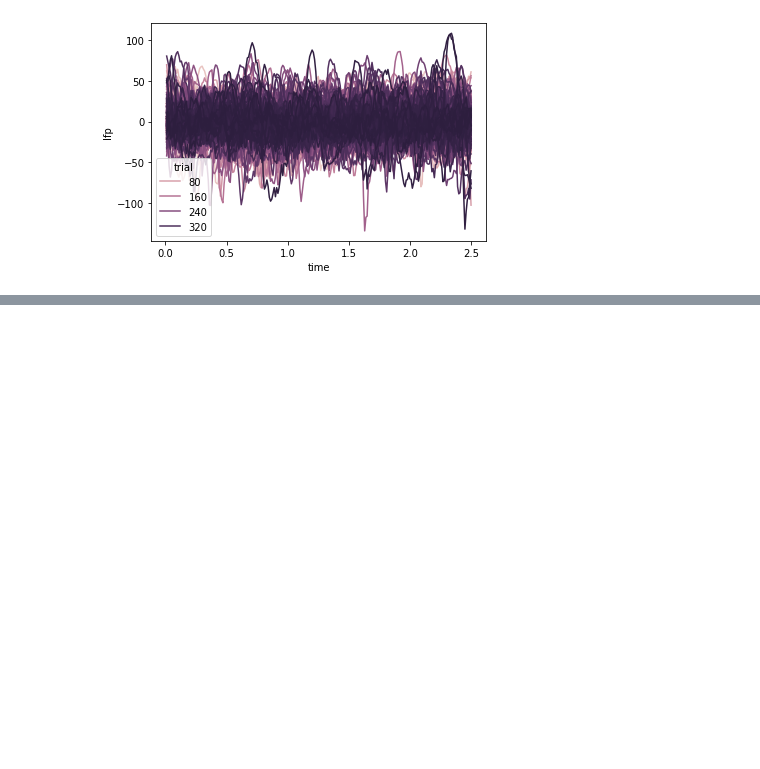
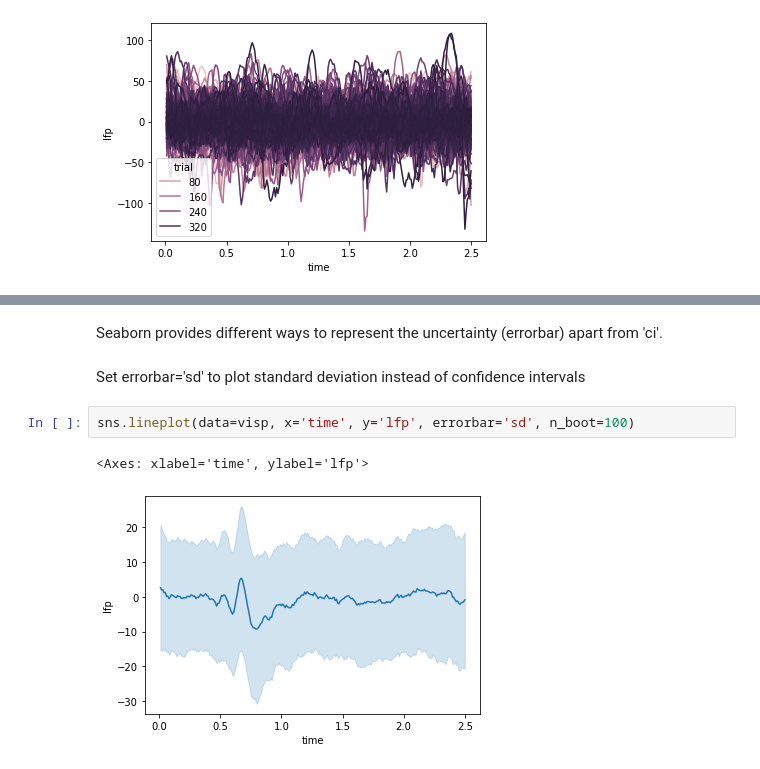
Before and after one commit to ibehave-ibots/iBOTS-Tools, a Jupyter notebook: workshops/python-workshop-1/exercises/sangee/solutions/ERP Analysis with Pandas and Seaborn.ipynb, the cells around one changed output, grey strips where cells are left out. Cells and saved outputs as stored; diff of their text form; blank space fills up the shorter version.

```diff
--- a/workshops/python-workshop-1/exercises/sangee/solutions/ERP Analysis with Pandas and Seaborn.ipynb
+++ b/workshops/python-workshop-1/exercises/sangee/solutions/ERP Analysis with Pandas and Seaborn.ipynb
@@ -565,0 +326,9 @@ sns.heatmap(df_pivot, cmap='viridis', xticklabels=20)
+# %% [markdown]
+Seaborn provides different ways to represent the uncertainty (errorbar) apart from 'ci'.
+# %% [markdown]
+Set errorbar='sd' to plot standard deviation instead of confidence intervals
+# %%
+sns.lineplot(data=visp, x='time', y='lfp', errorbar='sd', n_boot=100)
+# %% [output]
+<Axes: xlabel='time', ylabel='lfp'>
+[figure, added]
```
Also changed, not shown: parts of 107 cells of this notebook.
